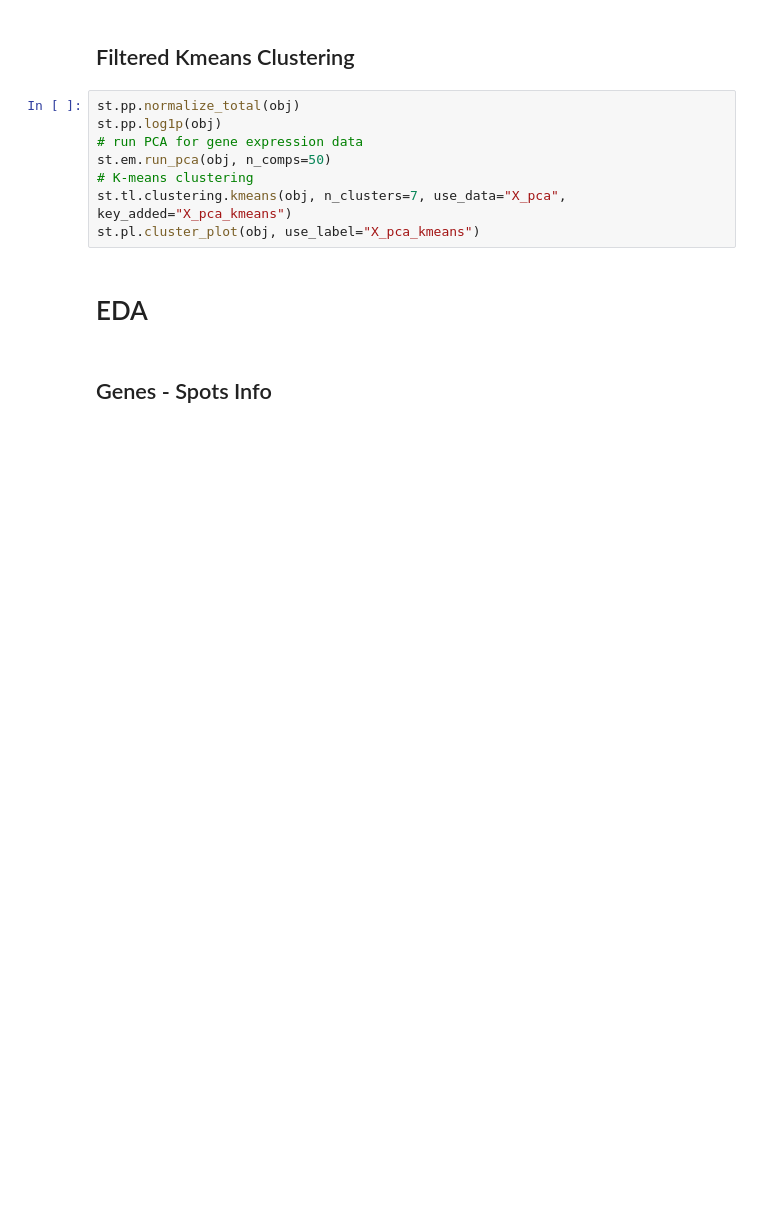
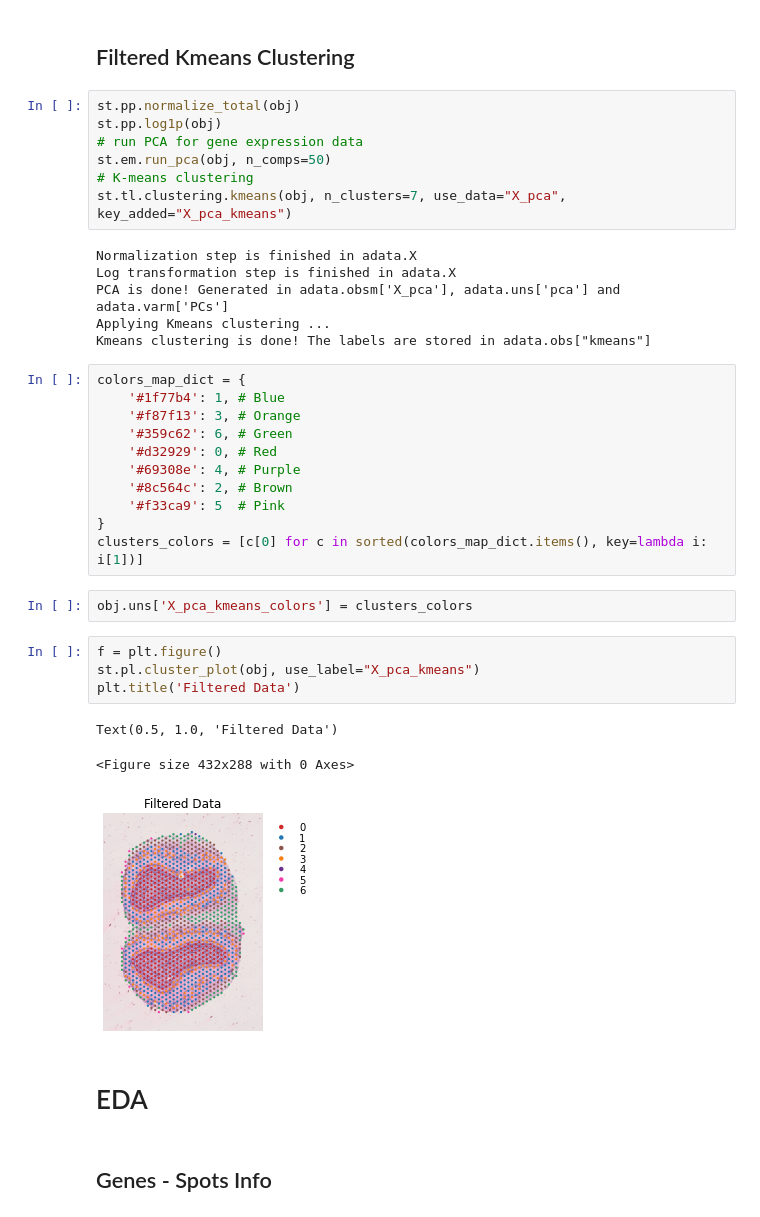
Before and after one commit to GuyAttia/MSC-Final-Project-ST, a Jupyter notebook: notebooks/eda.ipynb, the cells around one changed output. Drawn from its saved outputs; the diff is of its cells as text; blank space fills up the shorter version.

```diff
--- a/notebooks/eda.ipynb
+++ b/notebooks/eda.ipynb
@@ -91,7 +119,33 @@ st.pp.log1p(obj)
 st.em.run_pca(obj, n_comps=50)
 # K-means clustering
 st.tl.clustering.kmeans(obj, n_clusters=7, use_data="X_pca", key_added="X_pca_kmeans")
-st.pl.cluster_plot(obj, use_label="X_pca_kmeans")
+# %% [output]
+Normalization step is finished in adata.X
+Log transformation step is finished in adata.X
+PCA is done! Generated in adata.obsm['X_pca'], adata.uns['pca'] and adata.varm['PCs']
+Applying Kmeans clustering ...
+Kmeans clustering is done! The labels are stored in adata.obs["kmeans"]
+# %%
+colors_map_dict = {
+    '#1f77b4': 1, # Blue
+    '#f87f13': 3, # Orange
+    '#359c62': 6, # Green
+    '#d32929': 0, # Red
+    '#69308e': 4, # Purple
+    '#8c564c': 2, # Brown
+    '#f33ca9': 5  # Pink
+}
+clusters_colors = [c[0] for c in sorted(colors_map_dict.items(), key=lambda i: i[1])]
+# %%
+obj.uns['X_pca_kmeans_colors'] = clusters_colors
+# %%
+f = plt.figure()
+st.pl.cluster_plot(obj, use_label="X_pca_kmeans")
+plt.title('Filtered Data')
+# %% [output]
+Text(0.5, 1.0, 'Filtered Data')
+<Figure size 432x288 with 0 Axes>
+[figure, added]
 # %% [markdown]
 # EDA
 # %% [markdown]
```
Also changed, not shown: parts of 5 cells of this notebook, 4 other files.
